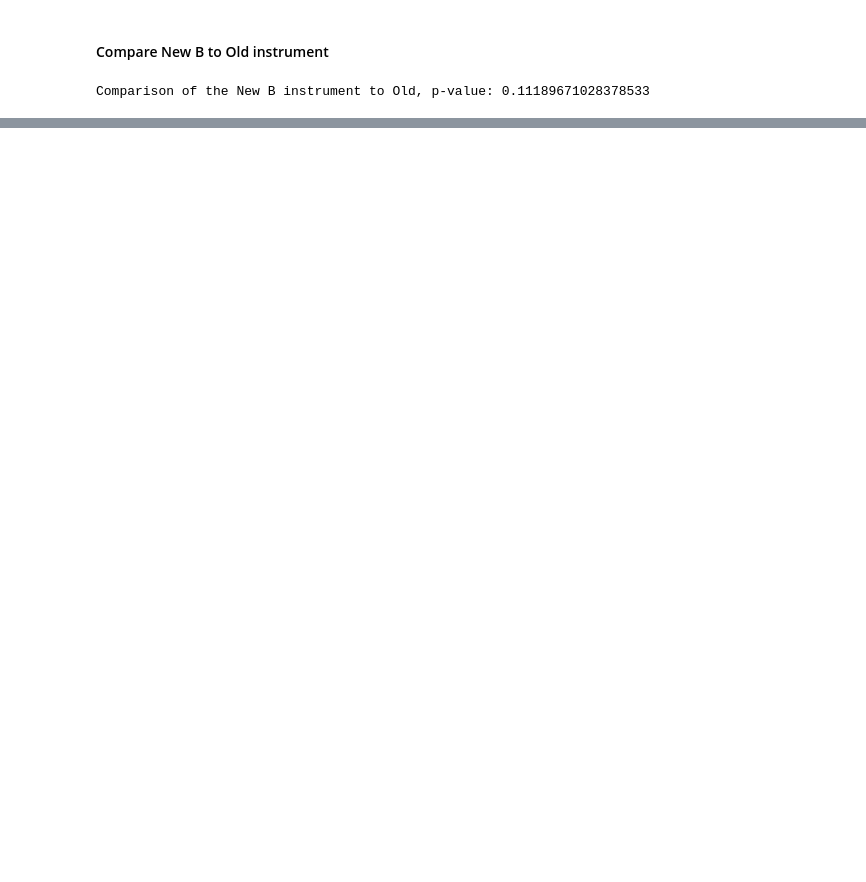
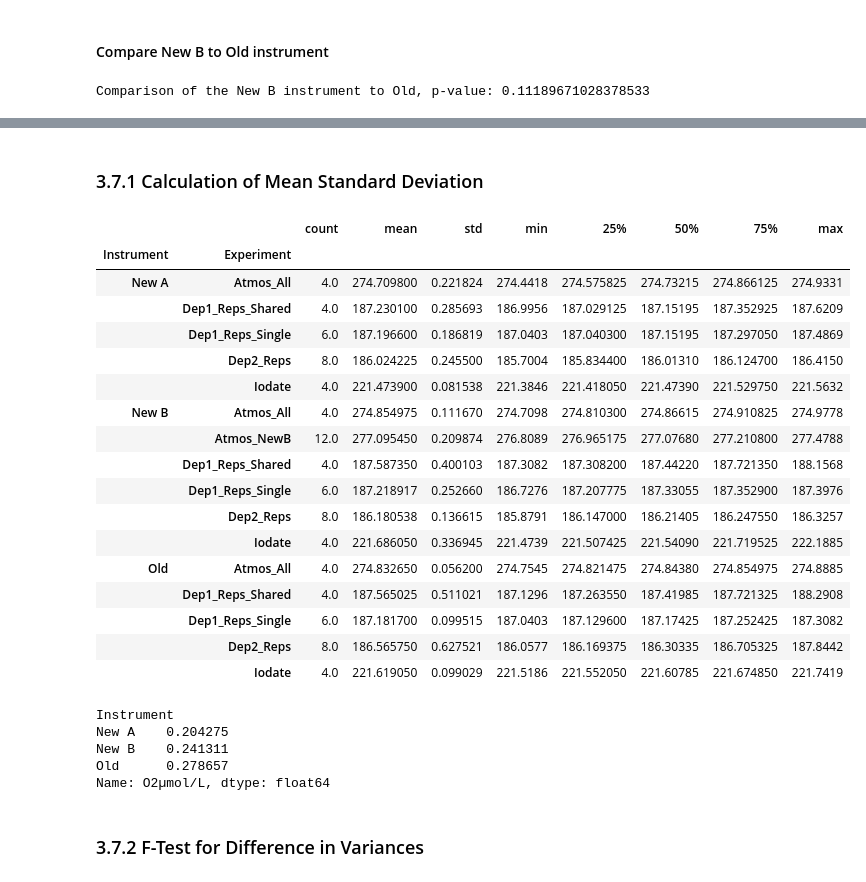
Before and after one commit to kendall-s/do_commissioning, a Jupyter notebook: code/DO_Commissioning.ipynb, the cells around one changed output, grey strips where cells are left out. Cells and saved outputs as stored; diff of their text form; code cells hidden in the pictures; blank space fills up the shorter version.

```diff
--- a/code/DO_Commissioning.ipynb
+++ b/code/DO_Commissioning.ipynb
@@ -459,0 +560,2 @@ Comparison of the New B instrument to Old, p-value: 0.11189671028378533
+# %%
+combined_df = pd.read_csv(COMBINED_DATA)
@@ -459,0 +571,37 @@ Comparison of the New B instrument to Old, p-value: 0.11189671028378533
+# %% [markdown]
+### 3.7.1 Calculation of Mean Standard Deviation
+# %%
+# Take out the profile experiment as it will skew the data, unless pressure is included as an additional "groupby"
+excl_profile = combined_df.loc[combined_df['Experiment'] != "Profile_Comp"]
+# Group by Instrument then Experiment type then show descriptive stats
+excl_profile.groupby(['Instrument', 'Experiment'])['O2µmol/L'].describe()
+# %% [output]
+|  |  | count | mean | std | min | 25% | 50% | 75% | max |
+| Instrument | Experiment |  |  |  |  |  |  |  |  |
+| New A | Atmos_All | 4.0 | 274.709800 | 0.221824 | 274.4418 | 274.575825 | 274.73215 | 274.866125 | 274.9331 |
+|  | Dep1_Reps_Shared | 4.0 | 187.230100 | 0.285693 | 186.9956 | 187.029125 | 187.15195 | 187.352925 | 187.6209 |
+|  | Dep1_Reps_Single | 6.0 | 187.196600 | 0.186819 | 187.0403 | 187.040300 | 187.15195 | 187.297050 | 187.4869 |
+|  | Dep2_Reps | 8.0 | 186.024225 | 0.245500 | 185.7004 | 185.834400 | 186.01310 | 186.124700 | 186.4150 |
+|  | Iodate | 4.0 | 221.473900 | 0.081538 | 221.3846 | 221.418050 | 221.47390 | 221.529750 | 221.5632 |
+| New B | Atmos_All | 4.0 | 274.854975 | 0.111670 | 274.7098 | 274.810300 | 274.86615 | 274.910825 | 274.9778 |
+|  | Atmos_NewB | 12.0 | 277.095450 | 0.209874 | 276.8089 | 276.965175 | 277.07680 | 277.210800 | 277.4788 |
+|  | Dep1_Reps_Shared | 4.0 | 187.587350 | 0.400103 | 187.3082 | 187.308200 | 187.44220 | 187.721350 | 188.1568 |
+|  | Dep1_Reps_Single | 6.0 | 187.218917 | 0.252660 | 186.7276 | 187.207775 | 187.33055 | 187.352900 | 187.3976 |
+|  | Dep2_Reps | 8.0 | 186.180538 | 0.136615 | 185.8791 | 186.147000 | 186.21405 | 186.247550 | 186.3257 |
+|  | Iodate | 4.0 | 221.686050 | 0.336945 | 221.4739 | 221.507425 | 221.54090 | 221.719525 | 222.1885 |
+| Old | Atmos_All | 4.0 | 274.832650 | 0.056200 | 274.7545 | 274.821475 | 274.84380 | 274.854975 | 274.8885 |
+|  | Dep1_Reps_Shared | 4.0 | 187.565025 | 0.511021 | 187.1296 | 187.263550 | 187.41985 | 187.721325 | 188.2908 |
+|  | Dep1_Reps_Single | 6.0 | 187.181700 | 0.099515 | 187.0403 | 187.129600 | 187.17425 | 187.252425 | 187.3082 |
+|  | Dep2_Reps | 8.0 | 186.565750 | 0.627521 | 186.0577 | 186.169375 | 186.30335 | 186.705325 | 187.8442 |
+|  | Iodate | 4.0 | 221.619050 | 0.099029 | 221.5186 | 221.552050 | 221.60785 | 221.674850 | 221.7419 |
+# %%
+# Get final standard deviation
+excl_profile.groupby(['Instrument', 'Experiment'])['O2µmol/L'].std().groupby(['Instrument']).mean()
+# %% [output]
+Instrument
+New A    0.204275
+New B    0.241311
+Old      0.278657
+Name: O2µmol/L, dtype: float64
+# %% [markdown]
+### 3.7.2 F-Test for Difference in Variances
```
Also changed, not shown: parts of 69 cells of this notebook, 4 other files.
